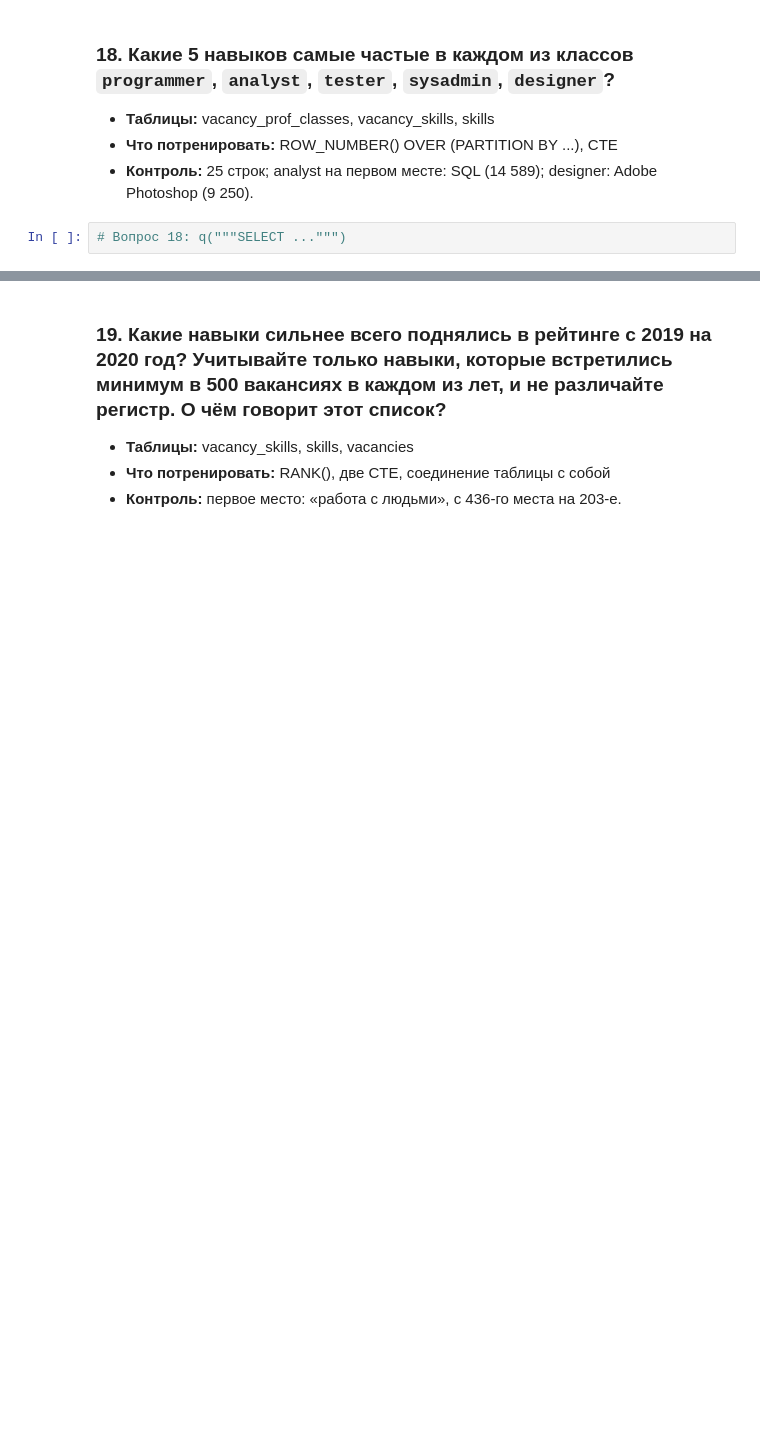
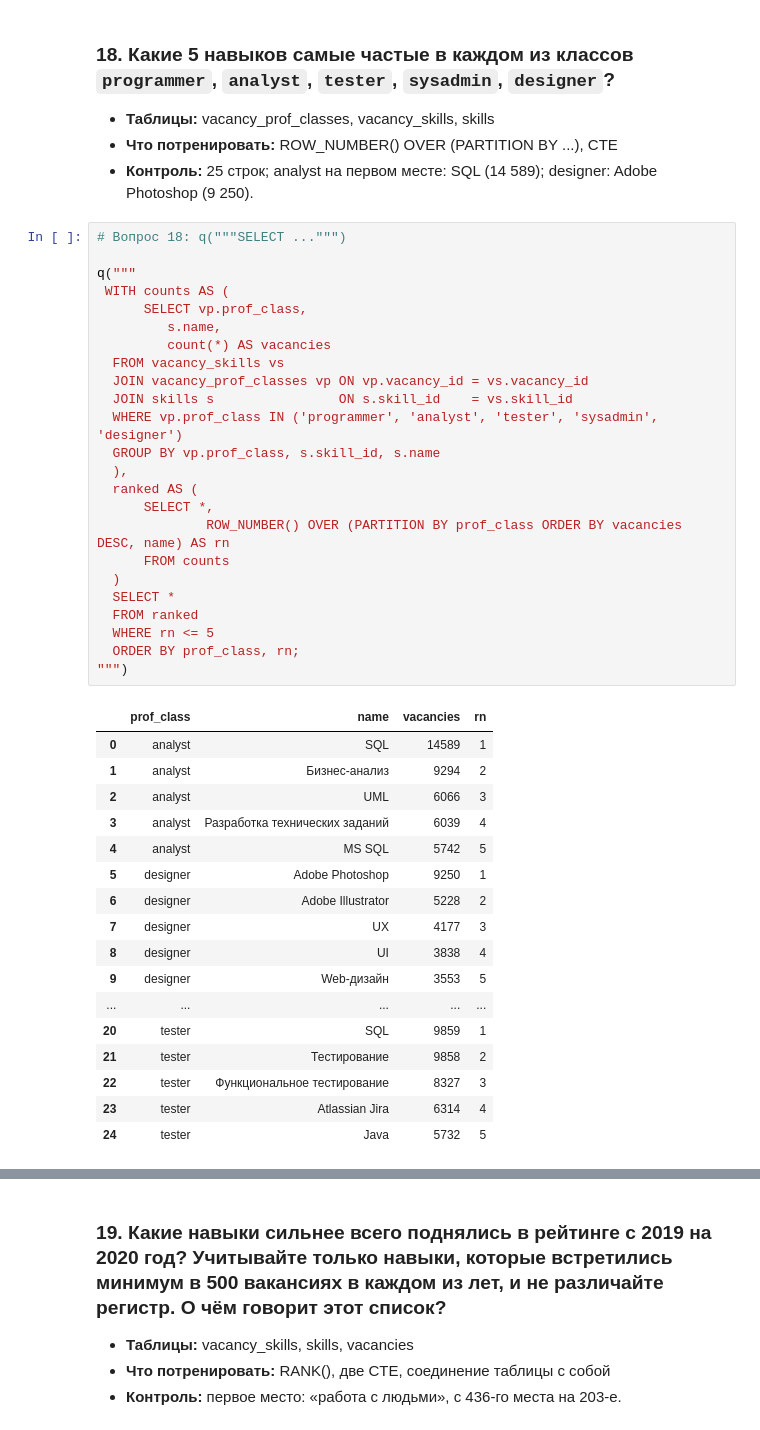
Before and after one commit to dI98Sk/sqlhh-lab, a Jupyter notebook: notebooks/01_questions.ipynb, the cells around one changed output, grey strips where cells are left out. Cells and saved outputs as stored; diff of their text form; blank space fills up the shorter version.

```diff
--- a/notebooks/01_questions.ipynb
+++ b/notebooks/01_questions.ipynb
@@ -736,5 +736,45 @@ q("""
 - **Контроль:** 25 строк; analyst на первом месте: SQL (14 589); designer: Adobe Photoshop (9 250).
 # %%
 # Вопрос 18: q("""SELECT ...""")
+
+q("""
+ WITH counts AS (
+      SELECT vp.prof_class,
+         s.name,
+         count(*) AS vacancies
+  FROM vacancy_skills vs
+  JOIN vacancy_prof_classes vp ON vp.vacancy_id = vs.vacancy_id
+  JOIN skills s                ON s.skill_id    = vs.skill_id
+  WHERE vp.prof_class IN ('programmer', 'analyst', 'tester', 'sysadmin', 'designer')
+  GROUP BY vp.prof_class, s.skill_id, s.name
+  ),
+  ranked AS (
+      SELECT *,
+              ROW_NUMBER() OVER (PARTITION BY prof_class ORDER BY vacancies DESC, name) AS rn
+      FROM counts
+  )
+  SELECT *
+  FROM ranked
+  WHERE rn <= 5
+  ORDER BY prof_class, rn;
+""")
+# %% [output]
+|  | prof_class | name | vacancies | rn |
+| 0 | analyst | SQL | 14589 | 1 |
+| 1 | analyst | Бизнес-анализ | 9294 | 2 |
+| 2 | analyst | UML | 6066 | 3 |
+| 3 | analyst | Разработка технических заданий | 6039 | 4 |
+| 4 | analyst | MS SQL | 5742 | 5 |
+| 5 | designer | Adobe Photoshop | 9250 | 1 |
+| 6 | designer | Adobe Illustrator | 5228 | 2 |
+| 7 | designer | UX | 4177 | 3 |
+| 8 | designer | UI | 3838 | 4 |
+| 9 | designer | Web-дизайн | 3553 | 5 |
+| ... | ... | ... | ... | ... |
+| 20 | tester | SQL | 9859 | 1 |
+| 21 | tester | Тестирование | 9858 | 2 |
+| 22 | tester | Функциональное тестирование | 8327 | 3 |
+| 23 | tester | Atlassian Jira | 6314 | 4 |
+| 24 | tester | Java | 5732 | 5 |
 # %% [markdown]
 **Вывод:**
```
Also changed, not shown: parts of 14 cells of this notebook.
